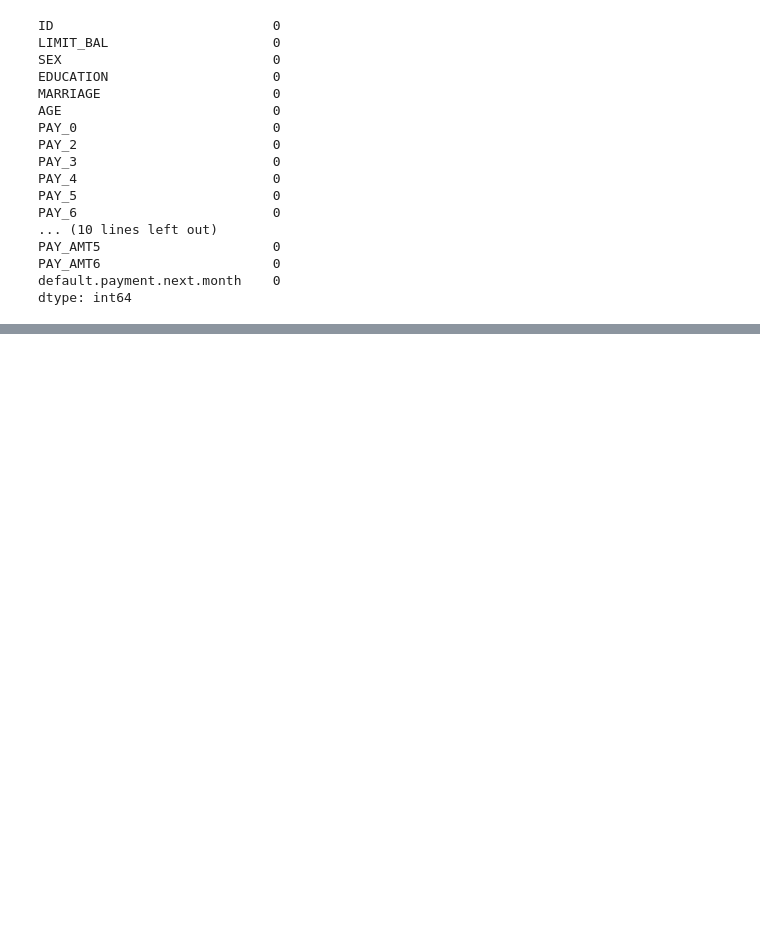
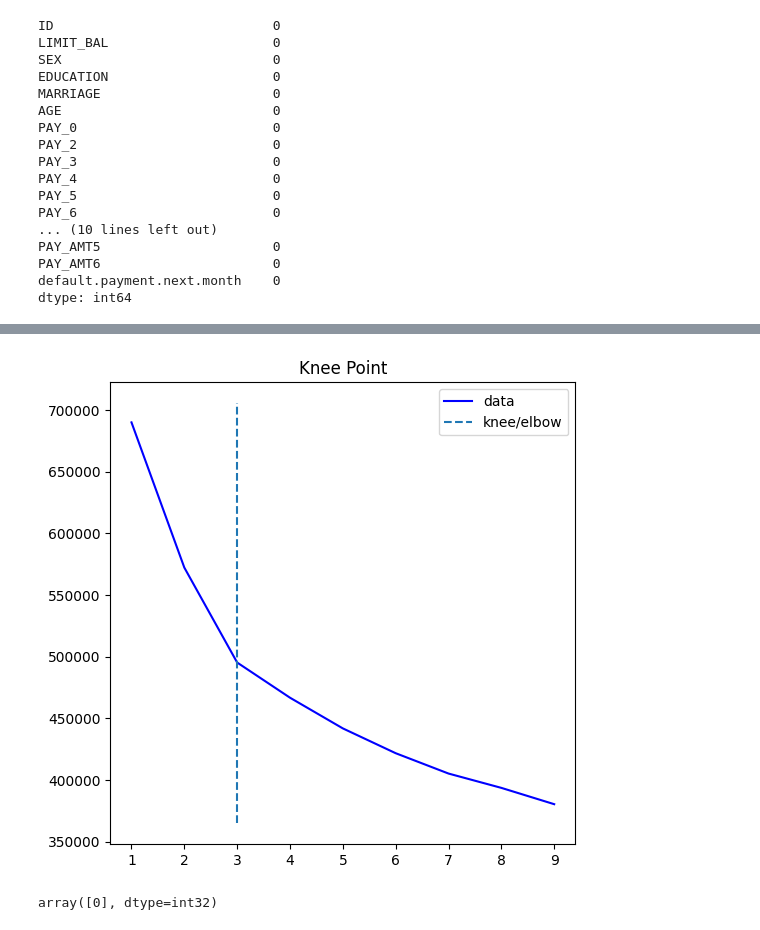
Before and after one commit to harshdabhi/credit_card_default_ML, a Jupyter notebook: EDA/test.ipynb, the cells around one changed output, grey strips where cells are left out. Saved outputs shown, nothing was run; the diff lists cells and outputs as text; code cells hidden in the pictures; blank space fills up the shorter version.

```diff
--- a/EDA/test.ipynb
+++ b/EDA/test.ipynb
@@ -247,0 +185,9 @@ x
+# %%
+
+# finding elblow line value using kneed
+from kneed import KneeLocator
+knee_value=KneeLocator(range(1,10),inertia_values,curve="convex",direction="decreasing")
+knee_value.plot_knee()
+elbow_value=knee_value.elbow # this will give us value to feed in kmeans
+# %% [output]
+[figure, added]
@@ -247,0 +199,5 @@ x
+# %%
+# predicting the cluster number
+km_trained_model.predict(X.iloc[1].values.reshape(1,-1))
+# %% [output]
+array([0], dtype=int32)
```
Also changed, not shown: parts of 37 cells of this notebook, 6 other files.
